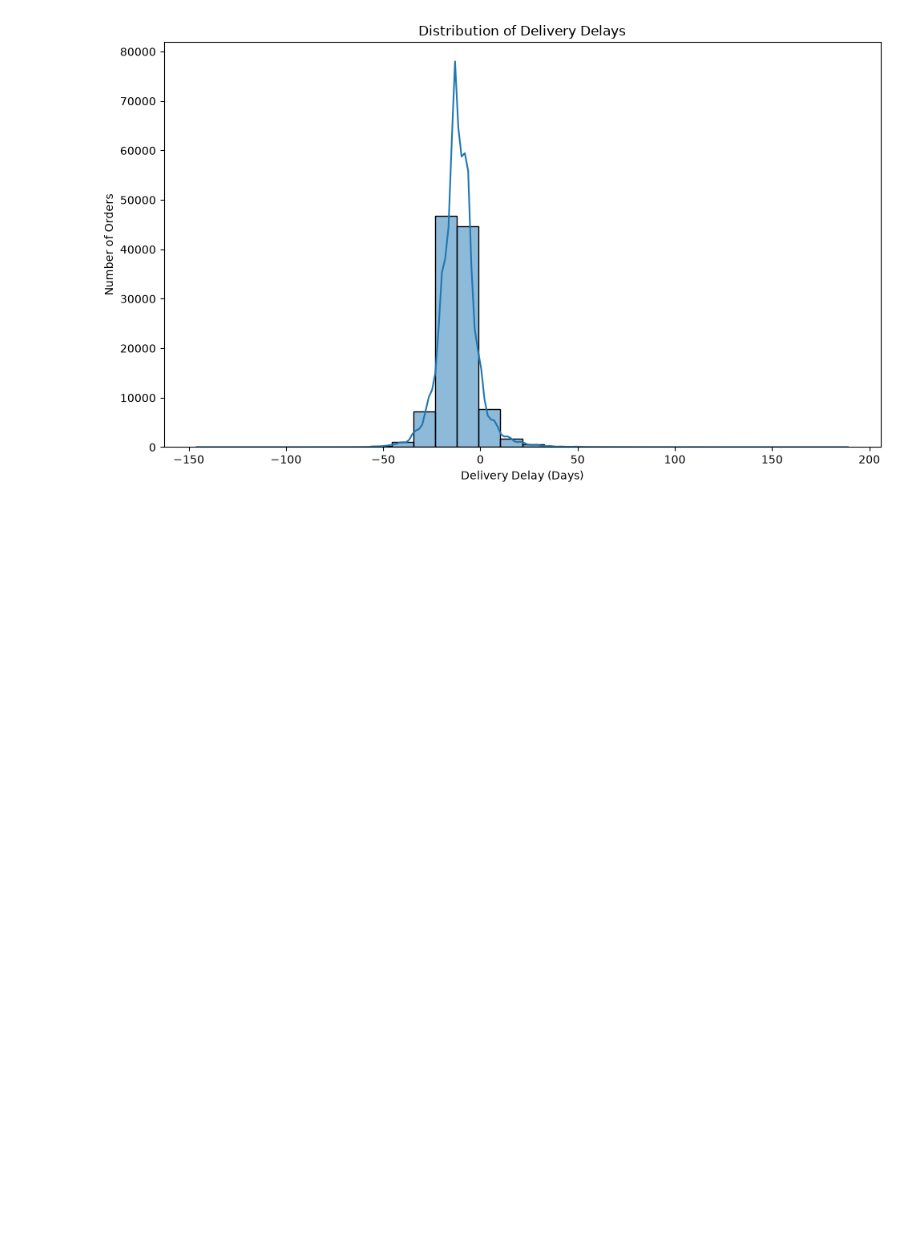
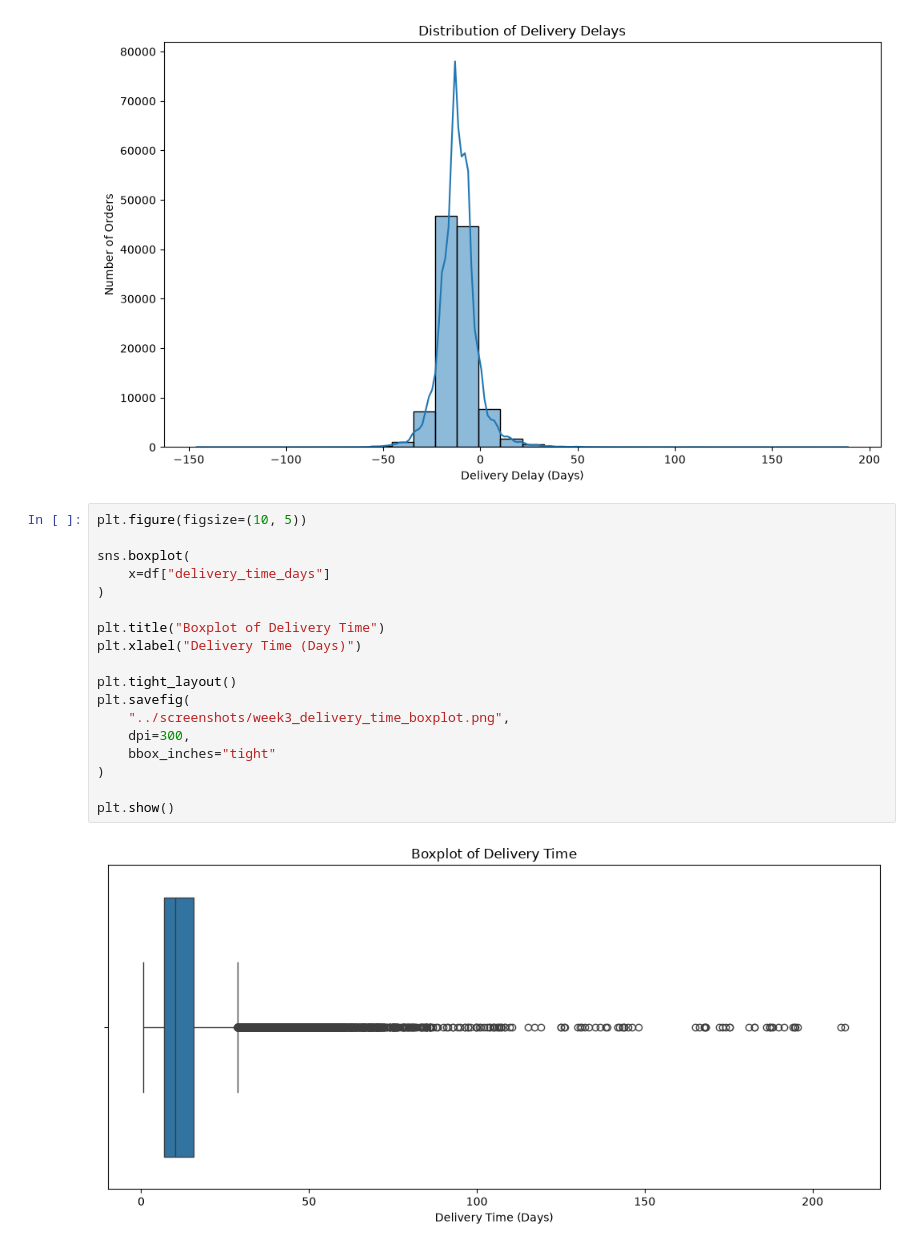
Before and after one commit to DRPatel75/Logistics_Data_Analysis, a Jupyter notebook: notebooks/03_advanced_eda_visualization.ipynb, the cells around one changed output. Drawn from its saved outputs; the diff is of its cells as text; blank space fills up the shorter version.

```diff
--- a/notebooks/03_advanced_eda_visualization.ipynb
+++ b/notebooks/03_advanced_eda_visualization.ipynb
@@ -368,3 +368,23 @@ plt.savefig(
 plt.show()
 # %% [output]
 [figure]
+# %%
+plt.figure(figsize=(10, 5))
+
+sns.boxplot(
+    x=df["delivery_time_days"]
+)
+
+plt.title("Boxplot of Delivery Time")
+plt.xlabel("Delivery Time (Days)")
+
+plt.tight_layout()
+plt.savefig(
+    "../screenshots/week3_delivery_time_boxplot.png",
+    dpi=300,
+    bbox_inches="tight"
+)
+
+plt.show()
+# %% [output]
+[figure, added]
```
Also changed, not shown: 1 other file.
